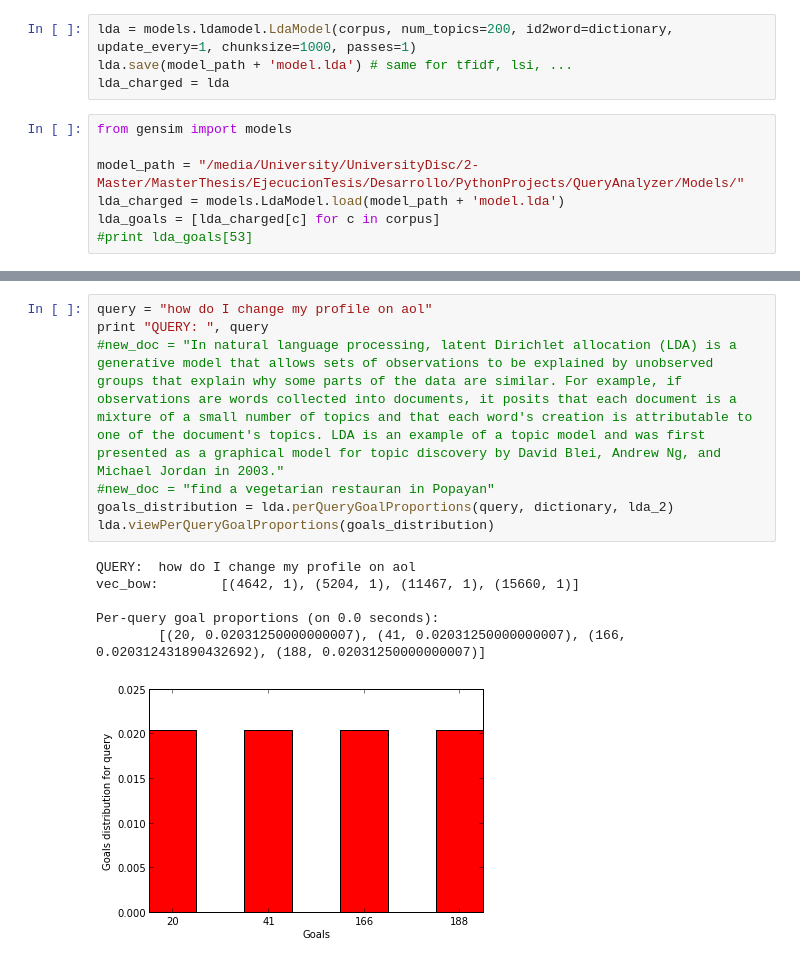
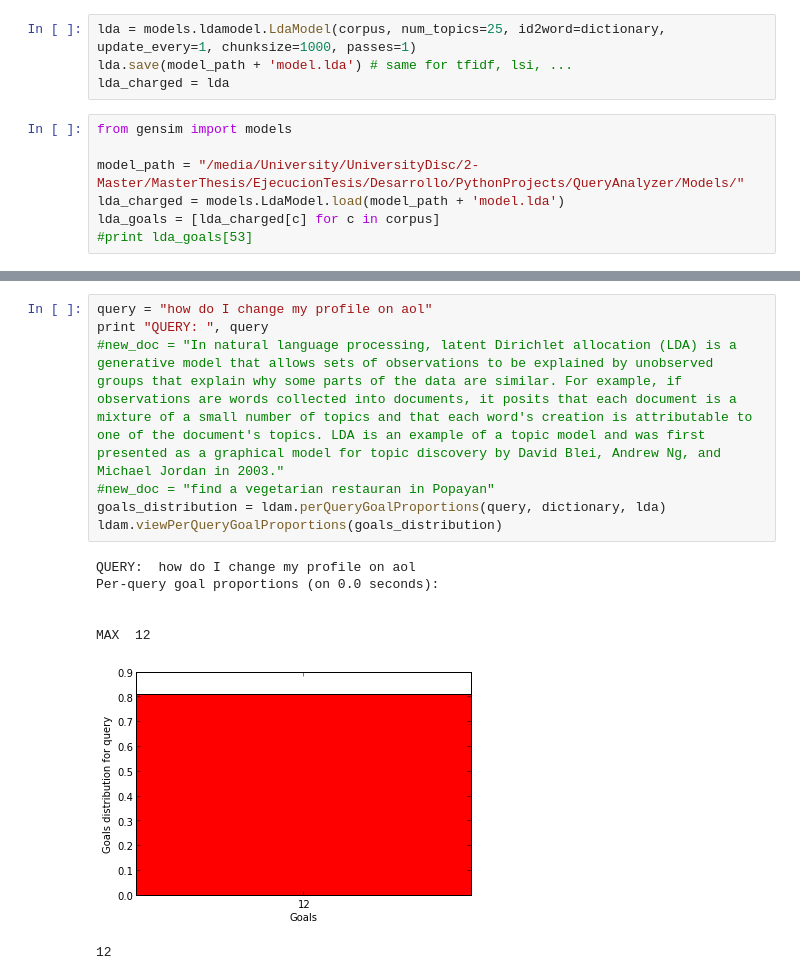
Before and after one commit to ljsou/QueryAnalyzer, a Jupyter notebook: UserQuery/QueryAnalyzer.ipynb, the cells around one changed output, grey strips where cells are left out. Saved outputs shown, nothing was run; the diff lists cells and outputs as text.

Commit message:
update user query analisys

```diff
--- a/UserQuery/QueryAnalyzer.ipynb
+++ b/UserQuery/QueryAnalyzer.ipynb
@@ -162,7 +160,7 @@ Latent DIrichlet Allocation (LDA)
 LDA is yet another transformation from bag-of-words counts into a topic space of lower dimensionality. LDA is a probabilistic extension of LSA (also called multinomial PCA), so LDA’s topics can be interpreted as probability distributions over words. These distributions are, just like with LSA, inferred automatically from a training corpus. Documents are in turn interpreted as a (soft) mixture of these topics (again, just like with LSA).
 <br />
 # %%
-lda = models.ldamodel.LdaModel(corpus, num_topics=200, id2word=dictionary, update_every=1, chunksize=1000, passes=1)
+lda = models.ldamodel.LdaModel(corpus, num_topics=25, id2word=dictionary, update_every=1, chunksize=1000, passes=1)
 lda.save(model_path + 'model.lda') # same for tfidf, lsi, ...
 lda_charged = lda
 # %%
@@ -218,14 +216,15 @@ TOPIC # 9 :  [(0.82478417483942312, 'do'), (0.037533331595471897, '2'), (0.03301
 # %%
 query = "how do I change my profile on aol"
 print "QUERY: ", query
 #new_doc = "In natural language processing, latent Dirichlet allocation (LDA) is a generative model that allows sets of observations to be explained by unobserved groups that explain why some parts of the data are similar. For example, if observations are words collected into documents, it posits that each document is a mixture of a small number of topics and that each word's creation is attributable to one of the document's topics. LDA is an example of a topic model and was first presented as a graphical model for topic discovery by David Blei, Andrew Ng, and Michael Jordan in 2003."
 #new_doc = "find a vegetarian restauran in Popayan"
-goals_distribution = lda.perQueryGoalProportions(query, dictionary, lda_2)
-lda.viewPerQueryGoalProportions(goals_distribution)
+goals_distribution = ldam.perQueryGoalProportions(query, dictionary, lda)
+ldam.viewPerQueryGoalProportions(goals_distribution)
 # %% [output]
 QUERY:  how do I change my profile on aol
-vec_bow:        [(4642, 1), (5204, 1), (11467, 1), (15660, 1)]
+Per-query goal proportions (on 0.0 seconds):
 
-Per-query goal proportions (on 0.0 seconds):
-        [(20, 0.02031250000000007), (41, 0.02031250000000007), (166, 0.020312431890432692), (188, 0.02031250000000007)]
+
+MAX  12
-[figure, old version]
+[figure, new version]
+12
```
Also changed, not shown: parts of 17 cells of this notebook, 8 other files.
